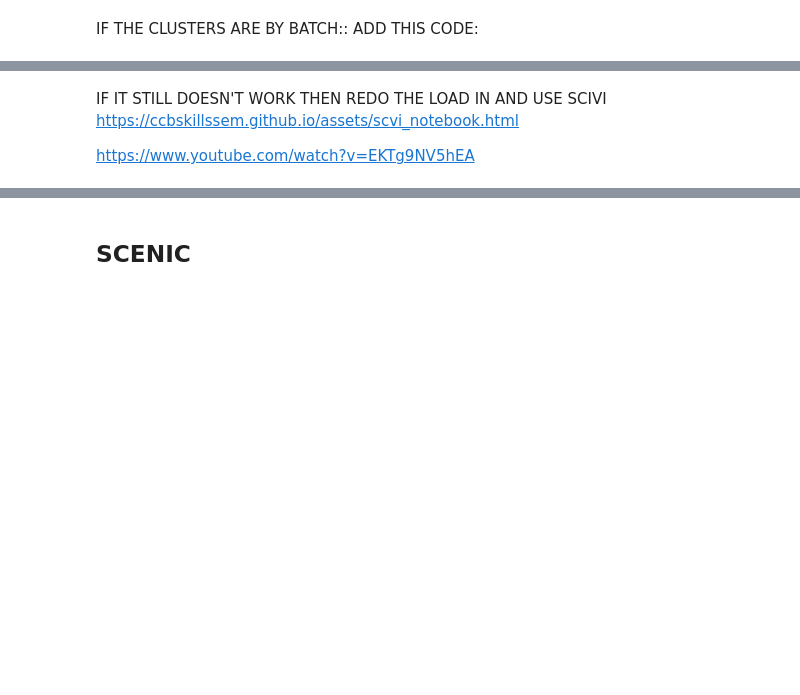
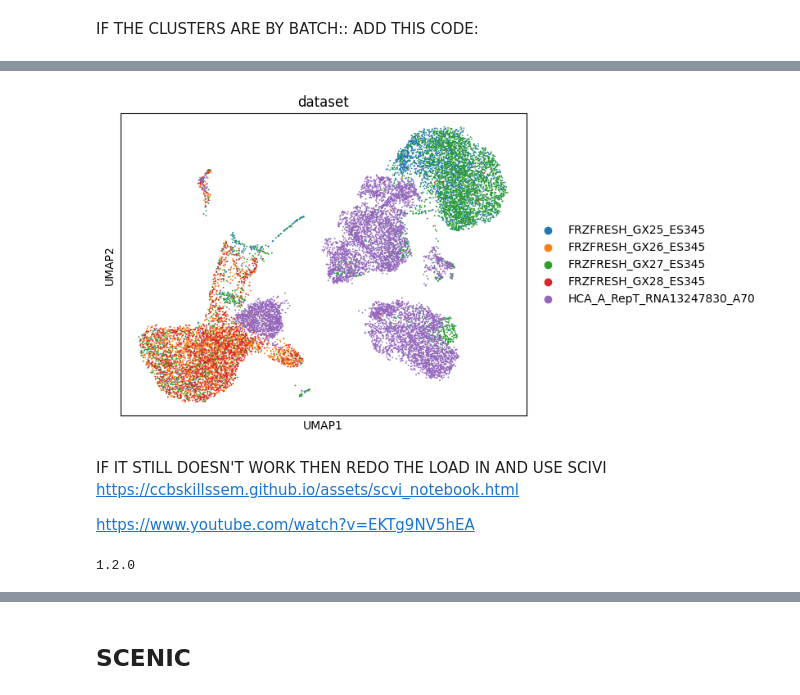
Before and after one commit to olaf-c/endometrial_analysis, a Jupyter notebook: scRNA_integration_grn_identification_script.ipynb, the cells around one changed output, grey strips where cells are left out. Drawn from its saved outputs; the diff is of its cells as text; code cells hidden in the pictures; blank space fills up the shorter version.

```diff
--- a/scRNA_integration_grn_identification_script.ipynb
+++ b/scRNA_integration_grn_identification_script.ipynb
@@ -327,6 +389,7 @@ IF THE CLUSTERS ARE BY BATCH:: ADD THIS CODE:
 # %%
 
 import scanpy.external as sce
-sce.pp.bbknn(adata, batch_key="batch")
-sc.tl.umap(adata)
-sc.pl.umap(adata, color=["batch", "cell_types"], ncols=1)
+sce.pp.bbknn(combined_adata, batch_key="dataset")
+sc.tl.umap(combined_adata)
+sc.pl.umap(combined_adata, color=["dataset"], ncols=1)
+# %% [output]
@@ -333,5 +397,11 @@ sc.pl.umap(adata, color=["batch", "cell_types"], ncols=1)
+[figure, added]
 # %% [markdown]
 IF IT STILL DOESN'T WORK THEN REDO THE LOAD IN AND USE SCIVI
 https://ccbskillssem.github.io/assets/scvi_notebook.html
 
 https://www.youtube.com/watch?v=EKTg9NV5hEA
+# %%
+print(scvi.__version__)
+scvi.model.SCVI.setup_anndata(combined_adata, layer="counts", batch_key = 'dataset')
+# %% [output]
+1.2.0
```
Also changed, not shown: parts of 27 cells of this notebook.
